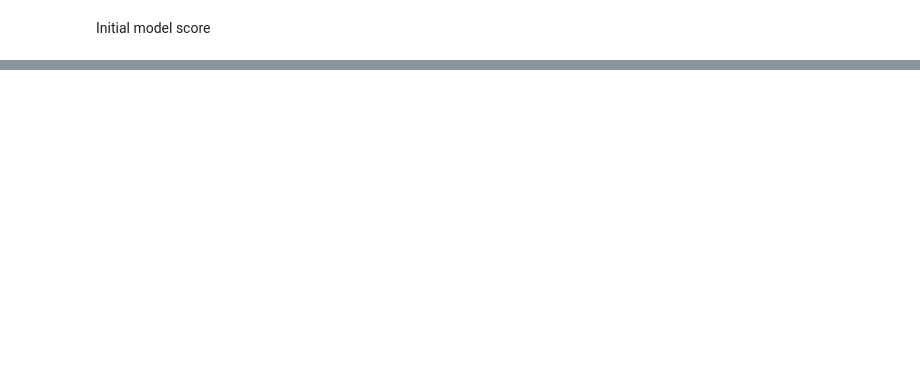
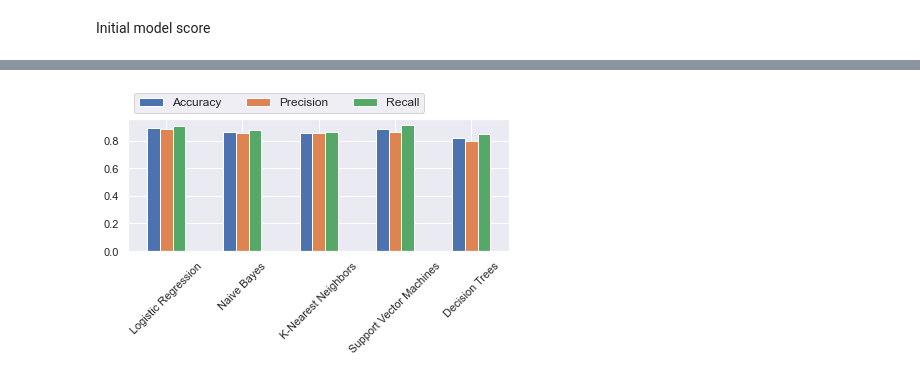
Before and after one commit to EmilyStonelake/DataScience_2021, a Jupyter notebook: DataScienceAssessment.ipynb, the cells around one changed output, grey strips where cells are left out. Drawn from its saved outputs; the diff is of its cells as text; code cells hidden in the pictures; blank space fills up the shorter version.

Commit message:
Updated final model code in notebook prior to submission

```diff
--- a/DataScienceAssessment.ipynb
+++ b/DataScienceAssessment.ipynb
@@ -448,0 +497,6 @@ ValueError: Found array with dim 4. StandardScaler expected <= 2.
+# %%
+from sklearn.svm import SVC
+SVCmodel = SVC(gamma="scale")
+SVCpipe = make_pipeline(ct1, SVCmodel)
+SVCpipe.fit(train_X, train_y)
+SVCprediction=SVCpipe.predict(test_X)
@@ -448,0 +531,7 @@ ValueError: Found array with dim 4. StandardScaler expected <= 2.
+# %%
+from sklearn import tree
+from sklearn.tree import DecisionTreeClassifier
+DTmodel = tree.DecisionTreeClassifier()
+DTpipe = make_pipeline(ct, DTmodel)
+DTpipe.fit(train_X, train_y)
+DTprediction=DTpipe.predict(test_X)
@@ -448,0 +579,28 @@ ValueError: Found array with dim 4. StandardScaler expected <= 2.
+# %%
+models = {}
+
+models["Logistic Regression"] = LRpipe
+models["Naive Bayes"] = NBpipe
+models["K-Nearest Neighbors"] = KNpipe
+models["Support Vector Machines"] = SVCpipe
+models["Decision Trees"] = DTpipe
+
+from sklearn.metrics import accuracy_score, precision_score, recall_score
+
+accuracy, precision, recall = {}, {}, {}
+
+for key in models.keys():
+    models[key].fit(train_X, train_y)
+
+    predictions = models[key].predict(test_X)
+
+    accuracy[key] = accuracy_score(predictions, test_y)
+    precision[key] = precision_score(predictions, test_y)
+    recall[key] = recall_score(predictions, test_y)
+# %%
+df_modelcompare = pd.DataFrame(index=models.keys(), columns=["Accuracy", "Precision", "Recall"])
+df_modelcompare["Accuracy"] = accuracy.values()
+df_modelcompare["Precision"] = precision.values()
+df_modelcompare["Recall"] = recall.values()
+
+df_modelcompare
@@ -448,0 +614,6 @@ ValueError: Found array with dim 4. StandardScaler expected <= 2.
+# %%
+ax = df_modelcompare.plot.bar(rot=45)
+ax.legend(ncol= len(models.keys()), bbox_to_anchor=(0, 1), loc="lower left", prop={"size":12})
+plt.tight_layout()
+# %% [output]
+[figure, added]
```
Also changed, not shown: parts of 109 cells of this notebook, 1 other file.
